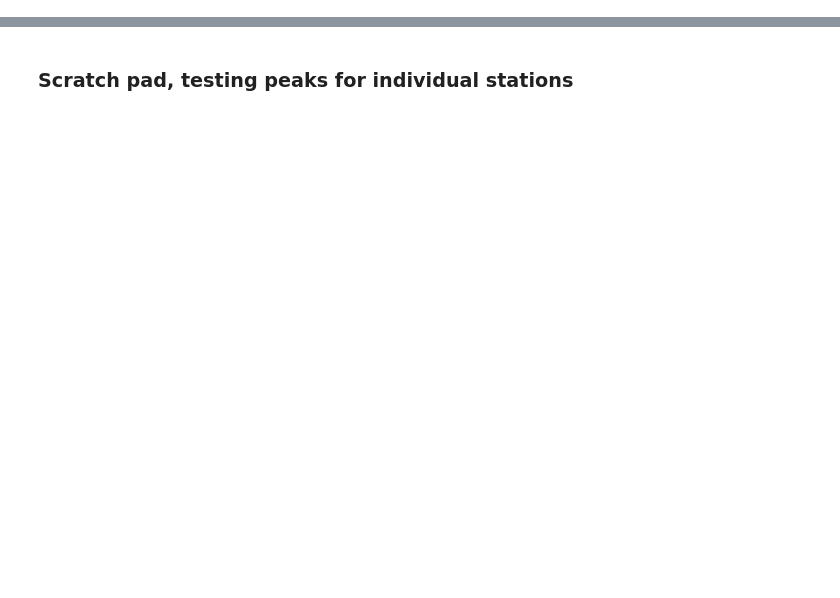
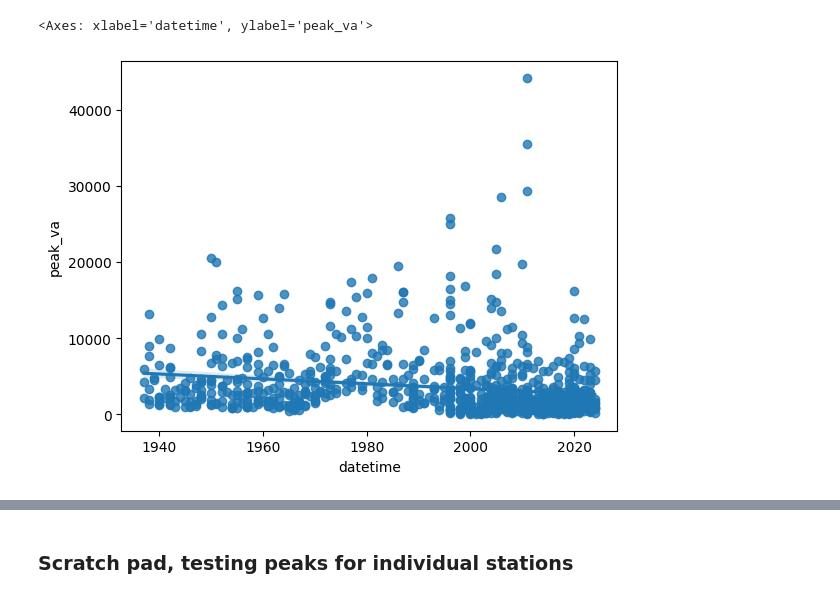
Before and after one commit to kroy/nyc_water_supply_analysis, a Jupyter notebook: code/streamflow.ipynb, the cells around one changed output, grey strips where cells are left out. Cells and saved outputs as stored; diff of their text form; code cells hidden in the pictures; blank space fills up the shorter version.

```diff
--- a/code/streamflow.ipynb
+++ b/code/streamflow.ipynb
@@ -29,6 +45,33 @@ stream_gages_in_watershed = stream_gage_gdf.sjoin(watersheds_gdf, how="inner")
 stream_gages_in_watershed.explore()
 # %% [output]
 [interactive output not drawn]
+# %%
+# sites upstream of reservoirs
+upstream_site_ids = [
+  "0142400103", # trout creek
+  delaware_walton_site,
+  "01422779", # West Brook Walton
+  "01422747", # East Brook Walton
+  "01421900", # West Branch Delaware Delhi, NY
+  "01422500", # Little Delaware Delhi
+  "01421610", # West Branch Delaware Hobart
+  "01421618", # Town Brook Hobart
+  "01350080", # Manor Kill Gilboa
+  "01350035", # Bear Kill Prattsville
+  "01349950", # Batavia Kill at Red Falls
+  "01413500", # East Branch Delaware Margaretville
+  "01414000", # Plattekill Dunraven
+  "01365000", # Rondout Creek Lowes Corners
+  "01365550", # Chestnut Creek Grahamsville
+  "01363382", # Bush Kill West Shokan
+  "01362200", # Esopus Creek at Allaben
+
+  w_croton_richardsville_site,
+  e_croton_putnam_site,
+  "01374598", # Horse Pound Brook Carmel
+  "01374781", # Titicus River Salem Center
+  "01374890", # Cross River
+]
 # %%
 def calc_relative_frequency(x: np.float64, vals: np.ndarray) -> np.float64:
     rank = vals <= x
@@ -98,0 +141,6 @@ sns.lineplot(data=peaks_df.loc[(delaware_walton_site)])
+# %%
+upstream_sites_df = peaks_df.loc[upstream_site_ids]
+sns.regplot(data=upstream_sites_df, x=upstream_sites_df.index.get_level_values("datetime").year, y=upstream_sites_df["peak_va"])
+# %% [output]
+<Axes: xlabel='datetime', ylabel='peak_va'>
+[figure, added]
```
Also changed, not shown: parts of 22 cells of this notebook, 9 other files.
